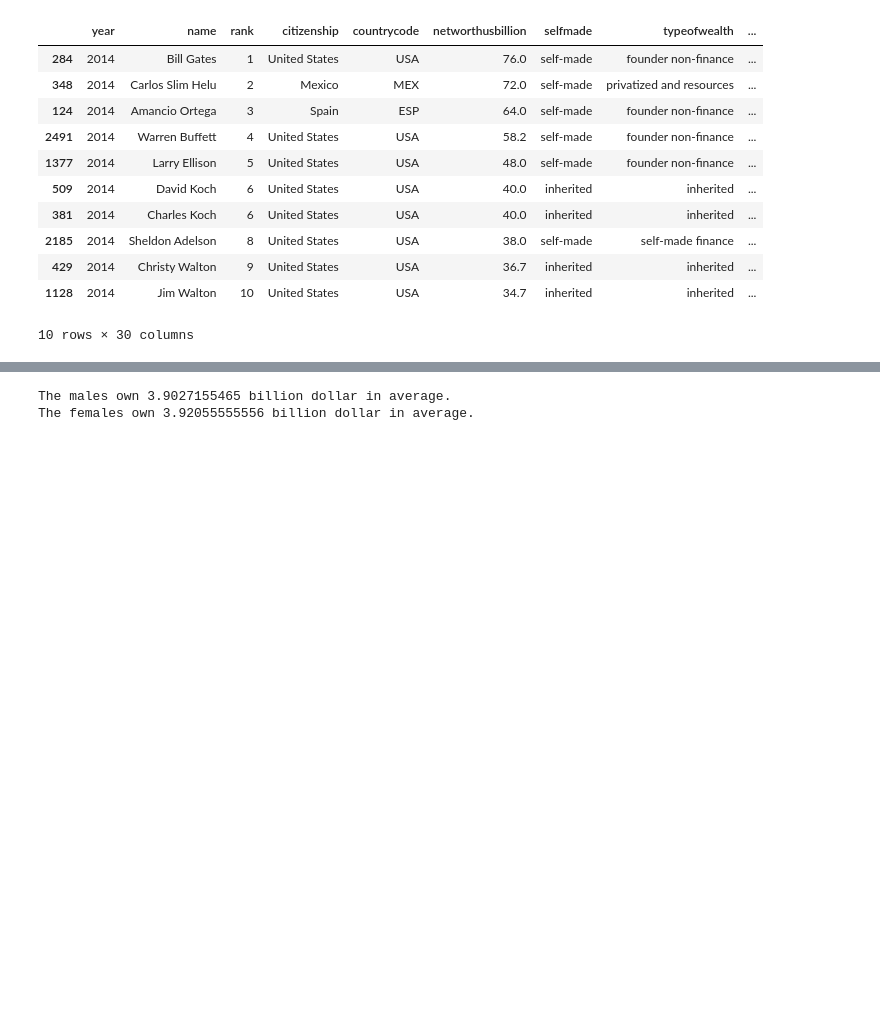
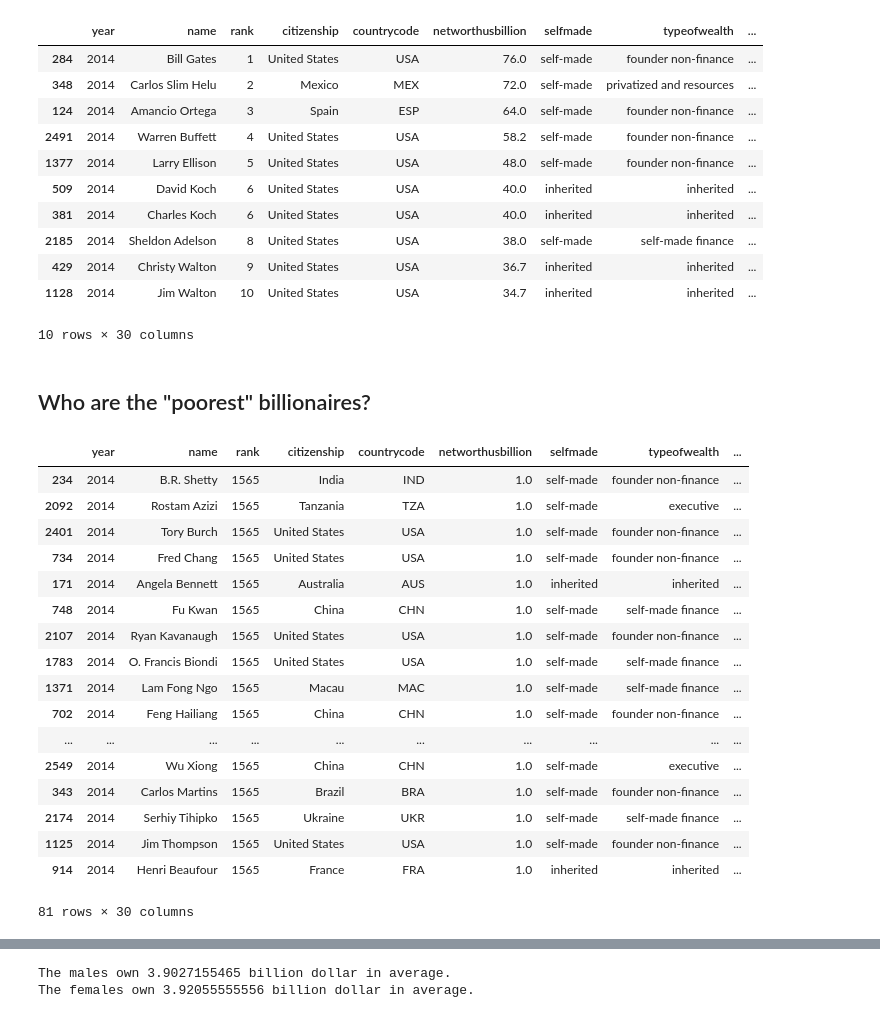
Before and after one commit to thisss/foundations-homework, a Jupyter notebook: foundations/07/homework_7_research.ipynb, the cells around one changed output, grey strips where cells are left out. Cells and saved outputs as stored; diff of their text form; code cells hidden in the pictures; blank space fills up the shorter version.

```diff
--- a/foundations/07/homework_7_research.ipynb
+++ b/foundations/07/homework_7_research.ipynb
@@ -82,4 +49,27 @@ rich.sort_values(by='networthusbillion', ascending=False).head(10)
 | 429 | 2014 | Christy Walton | 9 | United States | USA | 36.7 | inherited | inherited | ... |
 | 1128 | 2014 | Jim Walton | 10 | United States | USA | 34.7 | inherited | inherited | ... |
 10 rows × 30 columns
+# %% [markdown]
+## Who are the "poorest" billionaires?
+# %%
+poorest[poorest['networthusbillion'] == 1.0]
+# %% [output]
+|  | year | name | rank | citizenship | countrycode | networthusbillion | selfmade | typeofwealth | ... |
+| 234 | 2014 | B.R. Shetty | 1565 | India | IND | 1.0 | self-made | founder non-finance | ... |
+| 2092 | 2014 | Rostam Azizi | 1565 | Tanzania | TZA | 1.0 | self-made | executive | ... |
+| 2401 | 2014 | Tory Burch | 1565 | United States | USA | 1.0 | self-made | founder non-finance | ... |
+| 734 | 2014 | Fred Chang | 1565 | United States | USA | 1.0 | self-made | founder non-finance | ... |
+| 171 | 2014 | Angela Bennett | 1565 | Australia | AUS | 1.0 | inherited | inherited | ... |
+| 748 | 2014 | Fu Kwan | 1565 | China | CHN | 1.0 | self-made | self-made finance | ... |
+| 2107 | 2014 | Ryan Kavanaugh | 1565 | United States | USA | 1.0 | self-made | founder non-finance | ... |
+| 1783 | 2014 | O. Francis Biondi | 1565 | United States | USA | 1.0 | self-made | self-made finance | ... |
+| 1371 | 2014 | Lam Fong Ngo | 1565 | Macau | MAC | 1.0 | self-made | self-made finance | ... |
+| 702 | 2014 | Feng Hailiang | 1565 | China | CHN | 1.0 | self-made | founder non-finance | ... |
+| ... | ... | ... | ... | ... | ... | ... | ... | ... | ... |
+| 2549 | 2014 | Wu Xiong | 1565 | China | CHN | 1.0 | self-made | executive | ... |
+| 343 | 2014 | Carlos Martins | 1565 | Brazil | BRA | 1.0 | self-made | founder non-finance | ... |
+| 2174 | 2014 | Serhiy Tihipko | 1565 | Ukraine | UKR | 1.0 | self-made | self-made finance | ... |
+| 1125 | 2014 | Jim Thompson | 1565 | United States | USA | 1.0 | self-made | founder non-finance | ... |
+| 914 | 2014 | Henri Beaufour | 1565 | France | FRA | 1.0 | inherited | inherited | ... |
+81 rows × 30 columns
 # %% [markdown]
```
Also changed, not shown: parts of 31 cells of this notebook, 5 other files.
